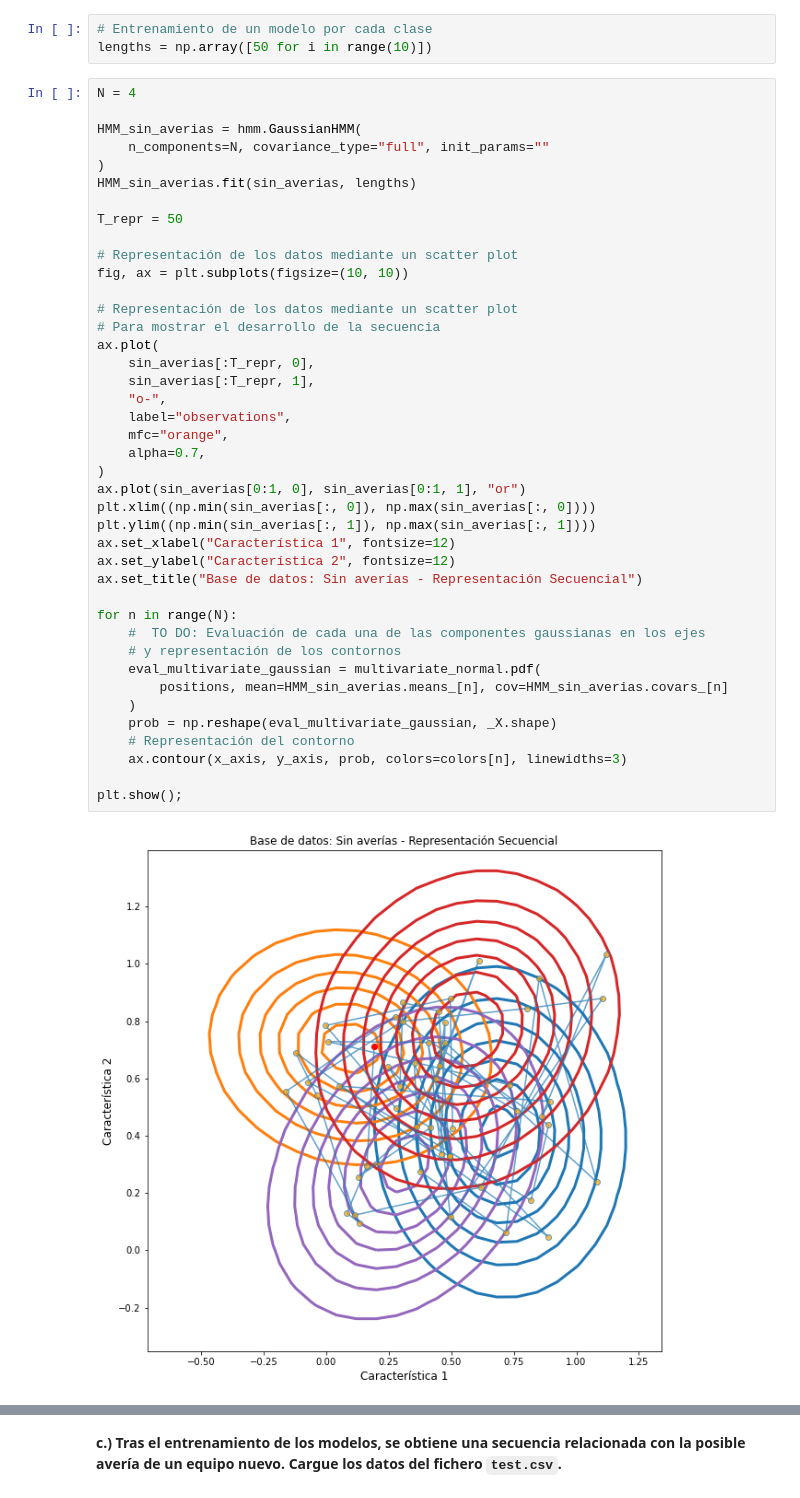
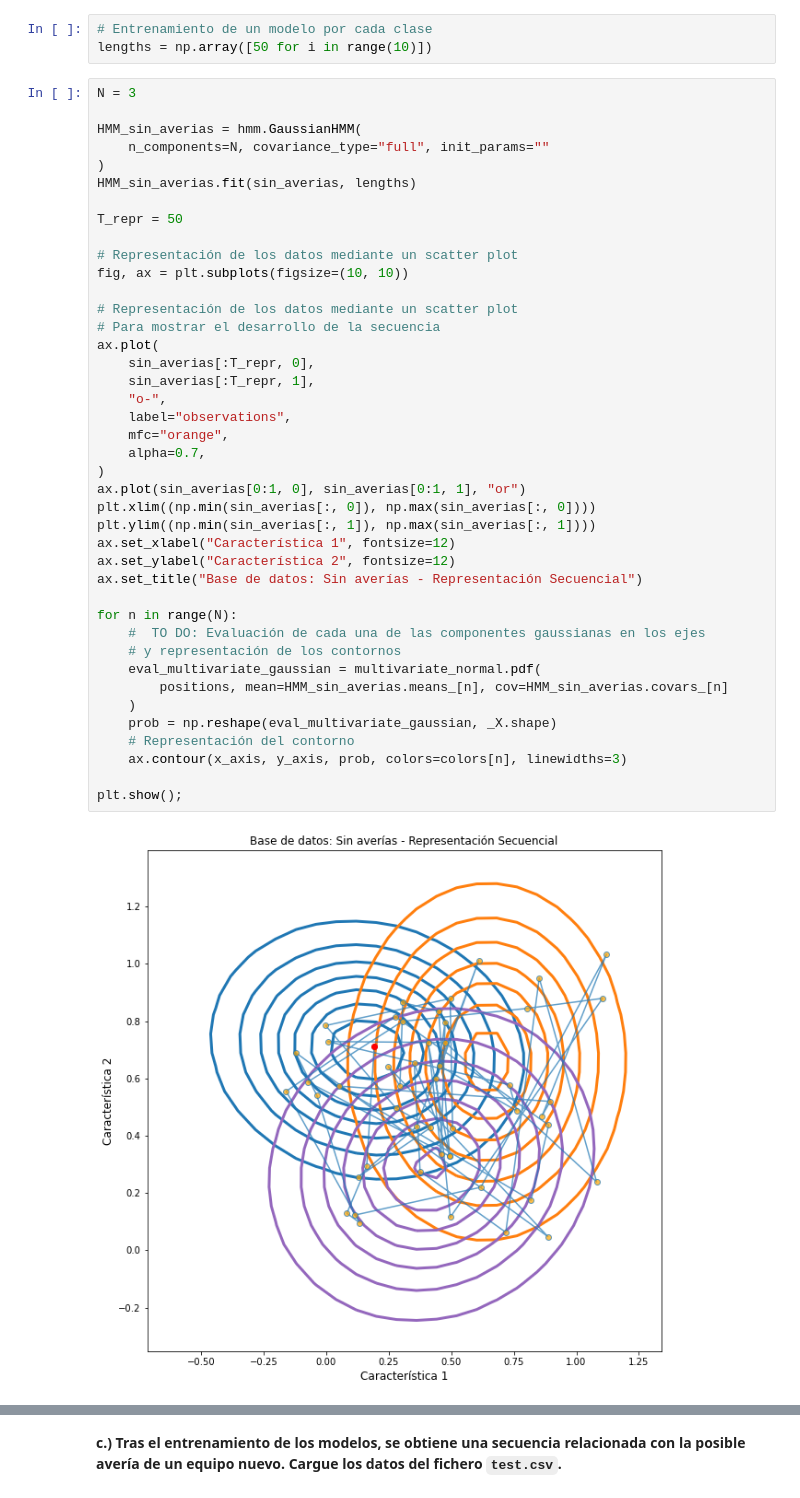
Before and after one commit to glorelvalle/g-mucd, a Jupyter notebook: pit/Prácticas/PR2_PIT.ipynb, the cells around one changed output, grey strips where cells are left out. Cells and saved outputs as stored; diff of their text form.

```diff
--- a/pit/Prácticas/PR2_PIT.ipynb
+++ b/pit/Prácticas/PR2_PIT.ipynb
@@ -934,7 +934,7 @@ uso_inapropiado = pd.read_csv("../../../Data/Datos2/uso_inapropiado.csv", index_
 # Entrenamiento de un modelo por cada clase
 lengths = np.array([50 for i in range(10)])
 # %%
-N = 4
+N = 3
 
 HMM_sin_averias = hmm.GaussianHMM(
     n_components=N, covariance_type="full", init_params=""
@@ -948,32 +948,32 @@ fig, ax = plt.subplots(figsize=(10, 10))
 
 # Representación de los datos mediante un scatter plot
 # Para mostrar el desarrollo de la secuencia
 ax.plot(
     sin_averias[:T_repr, 0],
     sin_averias[:T_repr, 1],
     "o-",
     label="observations",
     mfc="orange",
     alpha=0.7,
 )
 ax.plot(sin_averias[0:1, 0], sin_averias[0:1, 1], "or")
 plt.xlim((np.min(sin_averias[:, 0]), np.max(sin_averias[:, 0])))
 plt.ylim((np.min(sin_averias[:, 1]), np.max(sin_averias[:, 1])))
 ax.set_xlabel("Característica 1", fontsize=12)
 ax.set_ylabel("Característica 2", fontsize=12)
 ax.set_title("Base de datos: Sin averías - Representación Secuencial")
 
 for n in range(N):
     #  TO DO: Evaluación de cada una de las componentes gaussianas en los ejes
     # y representación de los contornos
     eval_multivariate_gaussian = multivariate_normal.pdf(
         positions, mean=HMM_sin_averias.means_[n], cov=HMM_sin_averias.covars_[n]
     )
     prob = np.reshape(eval_multivariate_gaussian, _X.shape)
     # Representación del contorno
     ax.contour(x_axis, y_axis, prob, colors=colors[n], linewidths=3)
 
 plt.show();
 # %% [output]
-[figure, old version]
+[figure, new version]
 # %%
```
Also changed, not shown: parts of 18 cells of this notebook.
